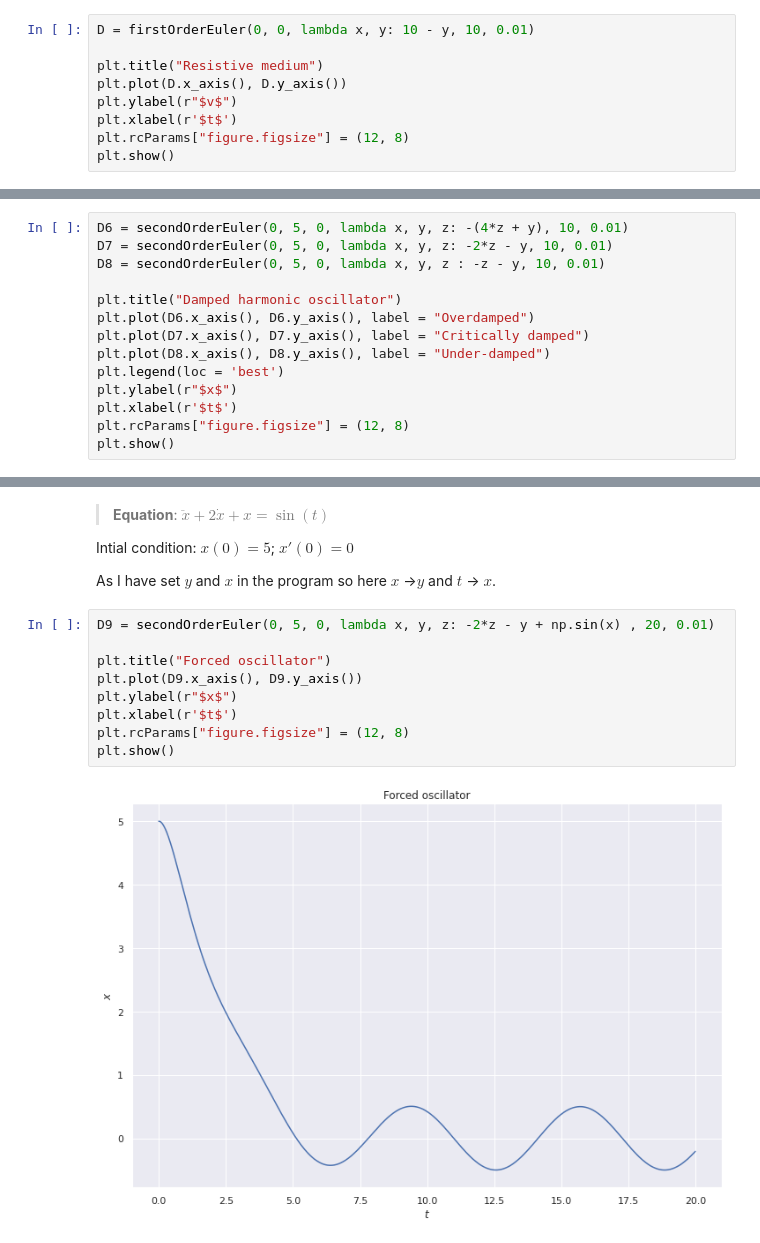
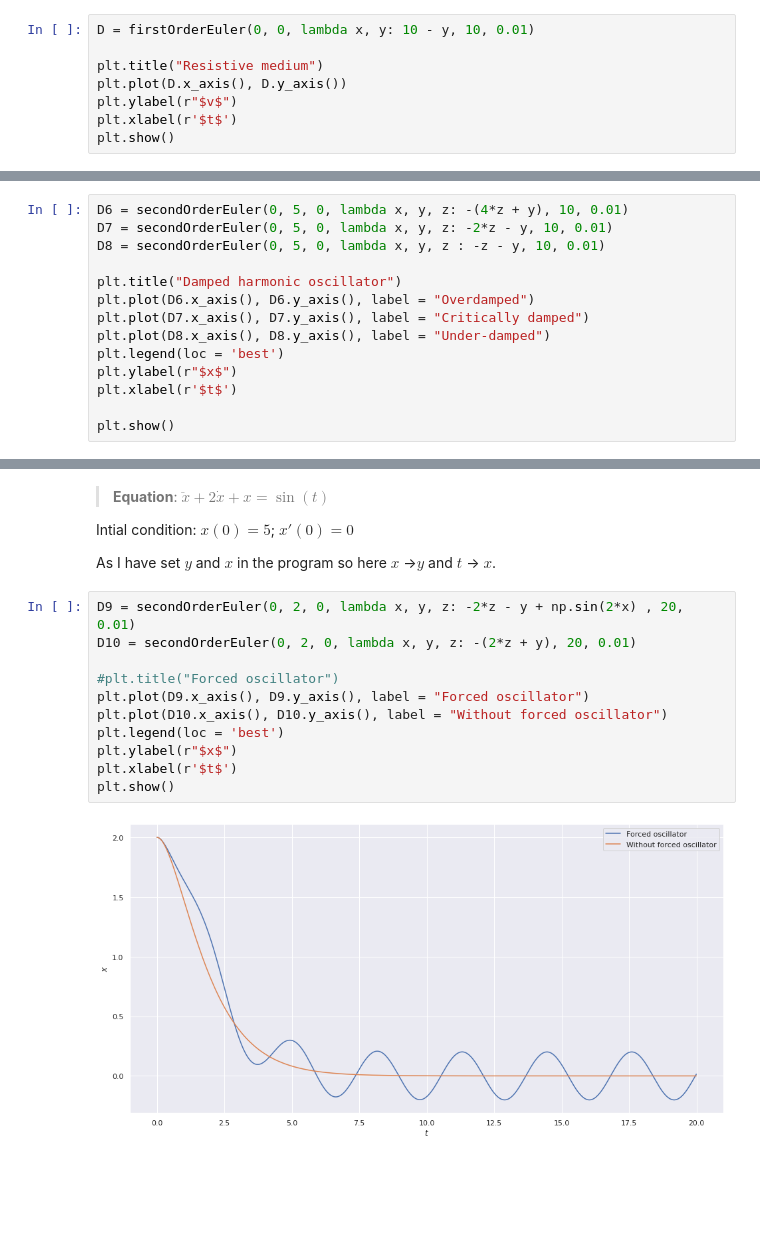
Before and after one commit to Souvik-0612/Diffarential-equation, a Jupyter notebook: ODE.ipynb, the cells around one changed output, grey strips where cells are left out. Saved outputs shown, nothing was run; the diff lists cells and outputs as text; blank space fills up the shorter version.

```diff
--- a/ODE.ipynb
+++ b/ODE.ipynb
@@ -96,6 +96,5 @@ plt.title("Resistive medium")
 plt.plot(D.x_axis(), D.y_axis())
 plt.ylabel(r"$v$")
 plt.xlabel(r'$t$')
-plt.rcParams["figure.figsize"] = (12, 8)
 plt.show()
 # %% [output]
@@ -265,6 +264,6 @@ plt.plot(D8.x_axis(), D8.y_axis(), label = "Under-damped")
 plt.legend(loc = 'best')
 plt.ylabel(r"$x$")
 plt.xlabel(r'$t$')
-plt.rcParams["figure.figsize"] = (12, 8)
+
 plt.show()
 # %% [output]
@@ -293,13 +292,15 @@ $x'(0)=0$
 
 As I have set $y$ and $x$ in the program so here $x$ ->$y$ and $t$ -> $x$.
 # %%
-D9 = secondOrderEuler(0, 5, 0, lambda x, y, z: -2*z - y + np.sin(x) , 20, 0.01)
+D9 = secondOrderEuler(0, 2, 0, lambda x, y, z: -2*z - y + np.sin(2*x) , 20, 0.01)
+D10 = secondOrderEuler(0, 2, 0, lambda x, y, z: -(2*z + y), 20, 0.01)
 
-plt.title("Forced oscillator")
-plt.plot(D9.x_axis(), D9.y_axis())
+#plt.title("Forced oscillator")
+plt.plot(D9.x_axis(), D9.y_axis(), label = "Forced oscillator")
+plt.plot(D10.x_axis(), D10.y_axis(), label = "Without forced oscillator")
+plt.legend(loc = 'best')
 plt.ylabel(r"$x$")
 plt.xlabel(r'$t$')
-plt.rcParams["figure.figsize"] = (12, 8)
 plt.show()
 # %% [output]
-[figure, old version]
+[figure, new version]
```
Also changed, not shown: parts of 6 cells of this notebook.
